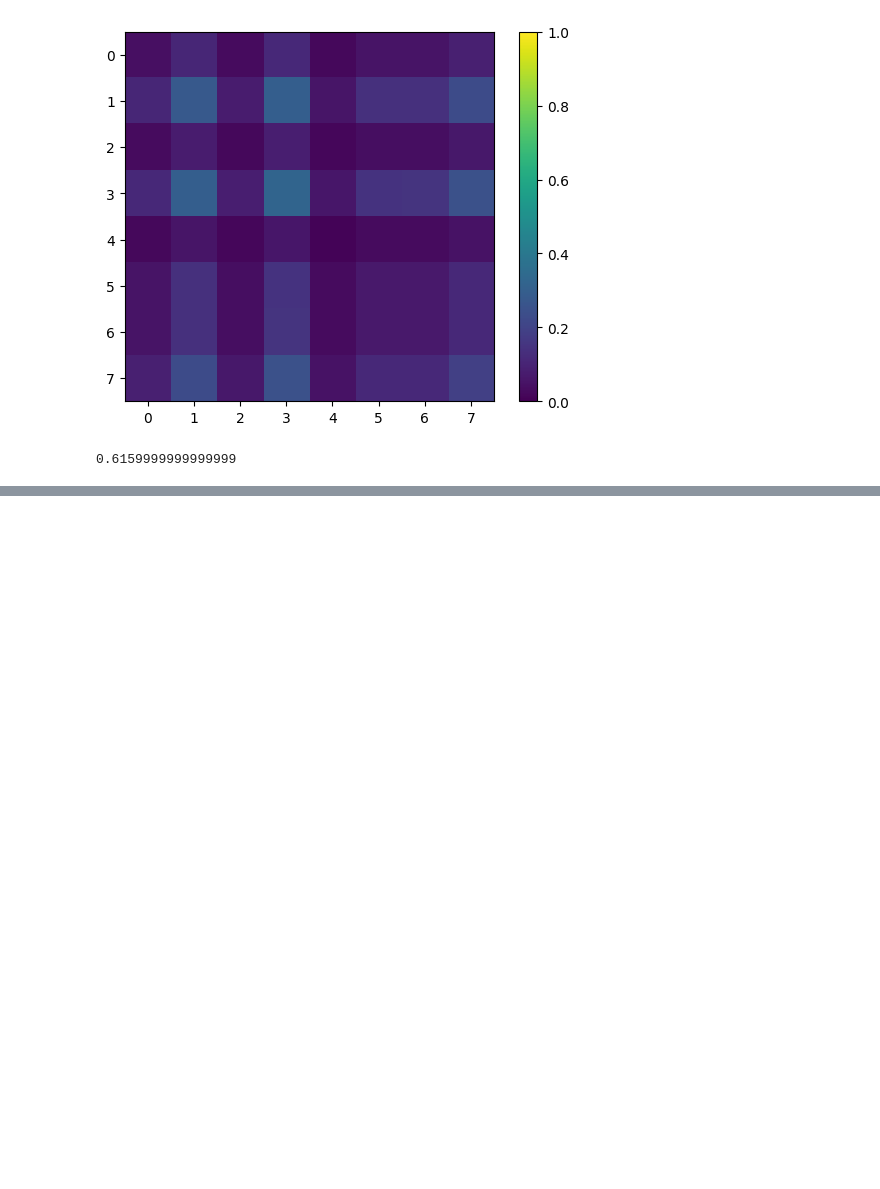
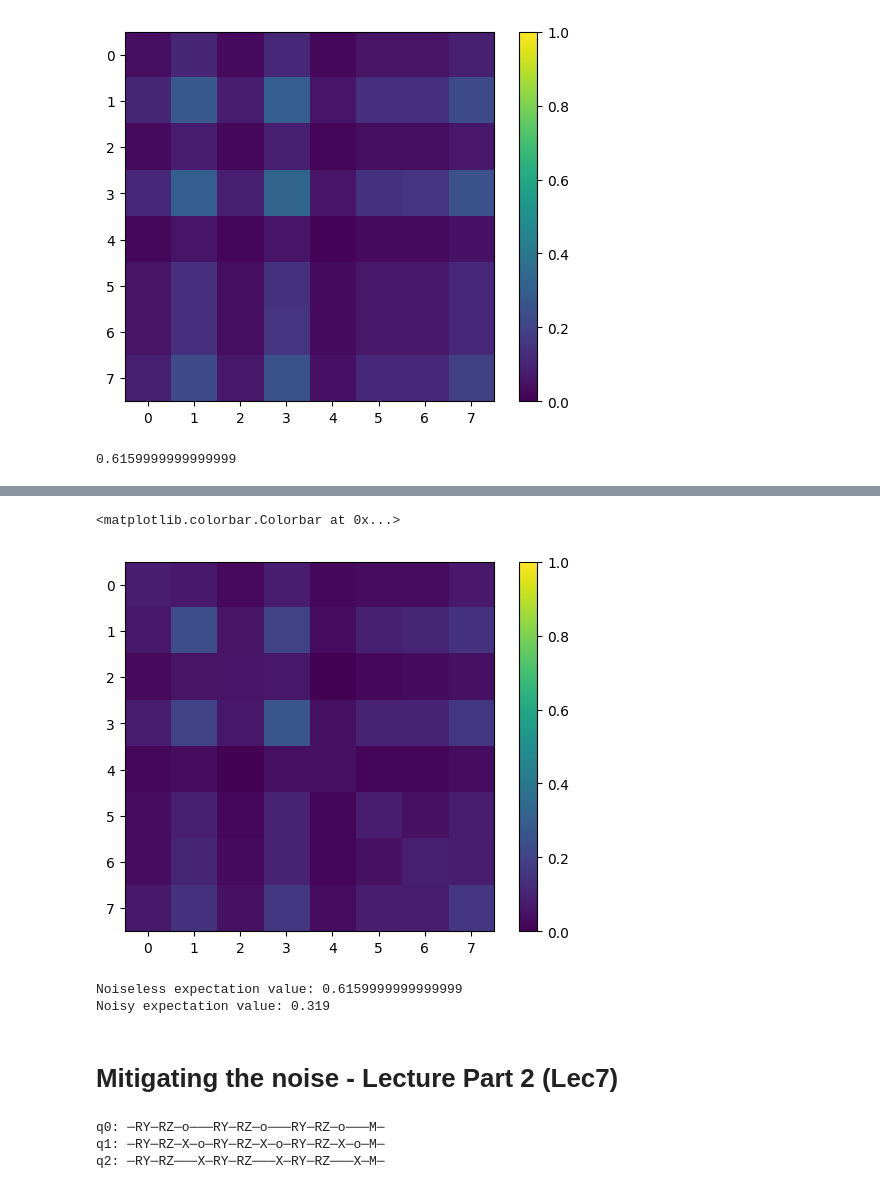
Before and after one commit to gabrielefrn/qc-minicourse, a Jupyter notebook: qc_minicourse_10abr24.ipynb, the cells around one changed output, grey strips where cells are left out. Cells and saved outputs as stored; diff of their text form; code cells hidden in the pictures; blank space fills up the shorter version.

```diff
--- a/qc_minicourse_10abr24.ipynb
+++ b/qc_minicourse_10abr24.ipynb
@@ -138,0 +198,20 @@ print(exp_value)
+# %%
+#plot the density matrix
+plt.imshow(np.abs(noisy_c().state()), vmin=0, vmax=1)
+plt.colorbar()
+
+#if noisy is too strong, matrix is diagonal
+# %% [output]
+<matplotlib.colorbar.Colorbar at 0x...>
+[figure, added]
+# %%
+#compare the expectation values with and without noise
+noisy_exp = obs.expectation_from_samples(noisy_frequencies)
+
+print(f"Noiseless expectation value: {exp_value}")
+print(f"Noisy expectation value: {noisy_exp}")
+# %% [output]
+Noiseless expectation value: 0.6159999999999999
+Noisy expectation value: 0.319
+# %% [markdown]
+# Mitigating the noise - Lecture Part 2 (Lec7)
@@ -138,0 +228,31 @@ print(exp_value)
+# %%
+nqubits = 3
+nlayers = 3
+
+c = Circuit(nqubits, density_matrix=True)
+
+for l in range(nlayers):
+  for q in range(nqubits):
+    c.add(gates.RY(q=q, theta=0))
+    c.add(gates.RZ(q=q, theta=0))
+
+  for q in range(0, nqubits-1, 1): #entanglement
+    c.add(gates.CNOT(q0=q, q1=q+1))
+
+c.add(gates.M(*range(nqubits)))
+
+#set the angles
+nparams = len(c.get_parameters())
+angles = np.linspace(0, 2*np.pi, nparams)
+
+#set the angles into the circuit
+c.set_parameters(angles)
+
+print(c.draw())
+
+#observable definition
+obs = hamiltonians.Z(nqubits=nqubits)
+# %% [output]
+q0: ─RY─RZ─o───RY─RZ─o───RY─RZ─o───M─
+q1: ─RY─RZ─X─o─RY─RZ─X─o─RY─RZ─X─o─M─
+q2: ─RY─RZ───X─RY─RZ───X─RY─RZ───X─M─
```
Also changed, not shown: parts of 10 cells of this notebook.
